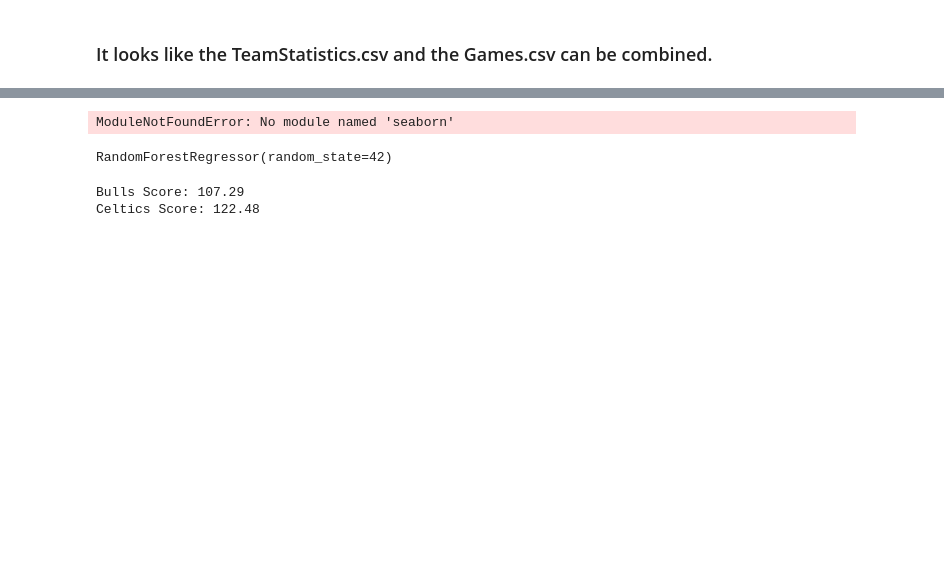
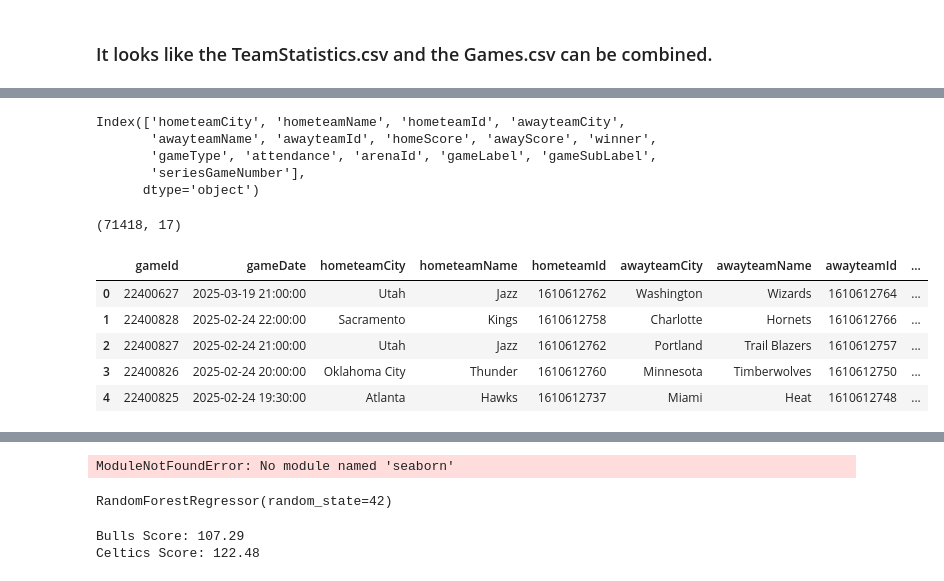
Before and after one commit to pshukl21/CollabProject, a Jupyter notebook: nbaModel.ipynb, the cells around one changed output, grey strips where cells are left out. Saved outputs shown, nothing was run; the diff lists cells and outputs as text; code cells hidden in the pictures; blank space fills up the shorter version.

```diff
--- a/nbaModel.ipynb
+++ b/nbaModel.ipynb
@@ -272,0 +253,19 @@ Index(['gameId', 'gameDate', 'teamCity', 'teamName', 'teamId',
+# %%
+df_games.columns[~df_games.columns.isin(df_teams.columns)] # columns of df_games NOT in df_teams
+# %% [output]
+Index(['hometeamCity', 'hometeamName', 'hometeamId', 'awayteamCity',
+       'awayteamName', 'awayteamId', 'homeScore', 'awayScore', 'winner',
+       'gameType', 'attendance', 'arenaId', 'gameLabel', 'gameSubLabel',
+       'seriesGameNumber'],
+      dtype='object')
+# %%
+print(df_games.shape)
+df_games.head()
+# %% [output]
+(71418, 17)
+|  | gameId | gameDate | hometeamCity | hometeamName | hometeamId | awayteamCity | awayteamName | awayteamId | ... |
+| 0 | 22400627 | 2025-03-19 21:00:00 | Utah | Jazz | 1610612762 | Washington | Wizards | 1610612764 | ... |
+| 1 | 22400828 | 2025-02-24 22:00:00 | Sacramento | Kings | 1610612758 | Charlotte | Hornets | 1610612766 | ... |
+| 2 | 22400827 | 2025-02-24 21:00:00 | Utah | Jazz | 1610612762 | Portland | Trail Blazers | 1610612757 | ... |
+| 3 | 22400826 | 2025-02-24 20:00:00 | Oklahoma City | Thunder | 1610612760 | Minnesota | Timberwolves | 1610612750 | ... |
+| 4 | 22400825 | 2025-02-24 19:30:00 | Atlanta | Hawks | 1610612737 | Miami | Heat | 1610612748 | ... |
```
Also changed, not shown: parts of 28 cells of this notebook.
